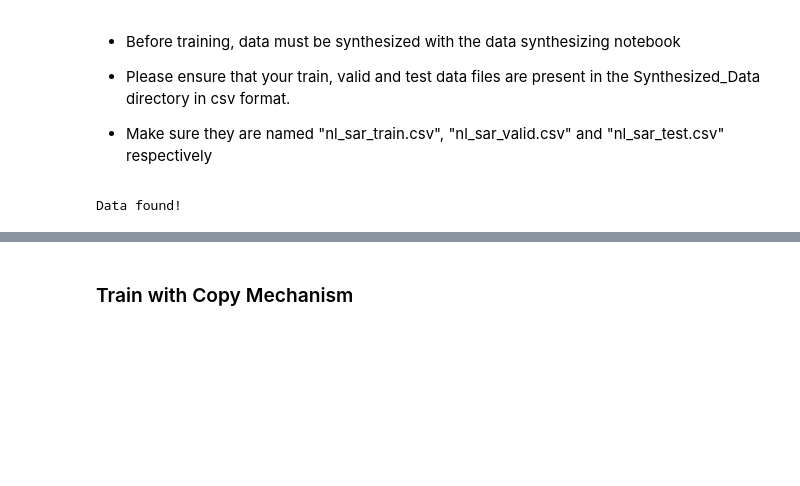
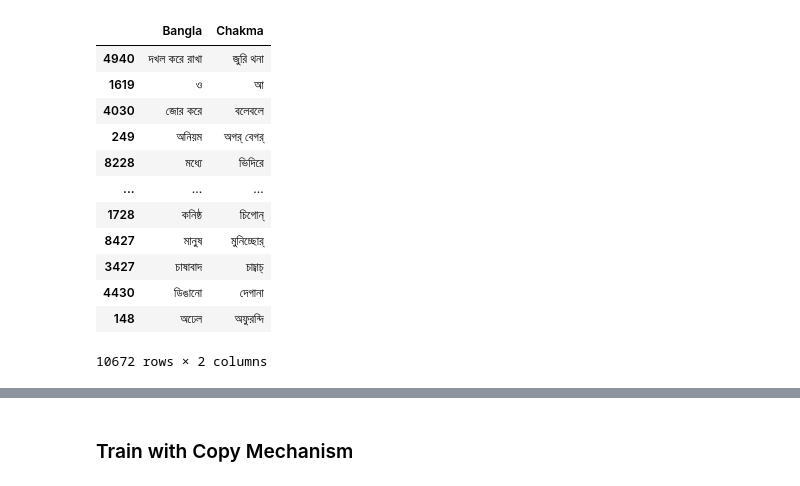
Before and after one commit to Masum06/Indigenous-NMT, a Jupyter notebook: notebooks/pointer_net.ipynb, the cells around one changed output, grey strips where cells are left out. Cells and saved outputs as stored; diff of their text form; code cells hidden in the pictures; blank space fills up the shorter version.

```diff
--- a/notebooks/pointer_net.ipynb
+++ b/notebooks/pointer_net.ipynb
@@ -58,17 +18,0 @@ if not os.path.exists("./Synthesized_Data"):
-# %% [markdown]
-* Before training, data must be synthesized with the data synthesizing notebook
-
-* Please ensure that your train, valid and test data files are present in the Synthesized_Data directory in csv format.
-
-* Make sure they are named "nl_sar_train.csv", "nl_sar_valid.csv" and "nl_sar_test.csv" respectively
-# %%
-syn_data_dir = os.listdir("./Synthesized_Data")
-if "nl_sar_train.csv" in syn_data_dir and "nl_sar_valid.csv" in syn_data_dir and "nl_sar_test.csv" in syn_data_dir:
-  train = pd.read_csv('./Synthesized_Data/nl_sar_train.csv', error_bad_lines=False)
-  valid = pd.read_csv('./Synthesized_Data/nl_sar_valid.csv', error_bad_lines=False)
-  test = pd.read_csv('./Synthesized_Data/nl_sar_test.csv', error_bad_lines=False)
-  print("Data found!")
-else:
-  print("Data not found!\nPlease ensure that your train, valid and test data files are present in the Synthesized_Data directory in csv format.")
-# %% [output]
-Data found!
@@ -82,0 +19,17 @@ data = {
+# %%
+df = pd.read_csv('data/bangla_chakma.csv').dropna().sample(frac=1)
+df
+# %% [output]
+|  | Bangla | Chakma |
+| 4940 | দখল করে রাখা | জুরি থনা |
+| 1619 | ও | আ |
+| 4030 | জোর করে | বলেবলে |
+| 249 | অনিয়ম | অগর্ বেগর্ |
+| 8228 | মধ্যে | ভিদিরে |
+| ... | ... | ... |
+| 1728 | কনিষ্ঠ | চিগোন্ |
+| 8427 | মানুষ | মুনিচ্ছোর্ |
+| 3427 | চাষাবাদ | চাচ্বাচ্ |
+| 4430 | ডিঙানো | দেগানা |
+| 148 | অঢেল | অফুরন্দি |
+10672 rows × 2 columns
```
Also changed, not shown: parts of 40 cells of this notebook.
